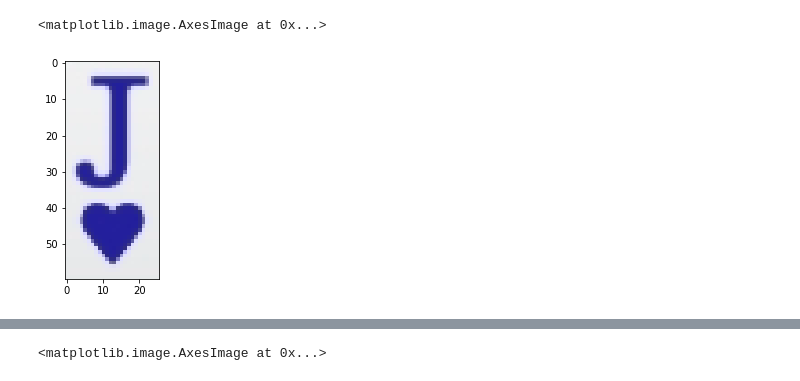
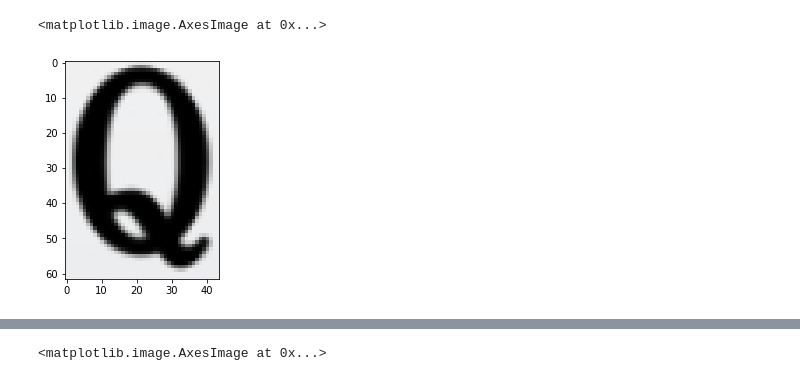
Before and after one commit to LuneZ99/aircv, a Jupyter notebook: test.ipynb, the cells around one changed output, grey strips where cells are left out. Saved outputs shown, nothing was run; the diff lists cells and outputs as text; code cells hidden in the pictures.

```diff
--- a/test.ipynb
+++ b/test.ipynb
@@ -6,4 +7,4 @@ import matplotlib.pyplot as plt
 # %%
 
-path = r'D://111/'
-pic1 = ac.imread(path+'1636345681120.JPEG')
+path = r'light/'
+pic1 = ac.imread(path+'1636509872540.JPEG')
@@ -17,6 +26,6 @@ plt.imshow(pic1)
 # %%
-picq = pic1[935:995, 217:243]
+picq = pic1[210:272, 406:450]
 plt.imshow(picq)
 # %% [output]
 <matplotlib.image.AxesImage at 0x...>
-[figure, old version]
+[figure, new version]
```
Also changed, not shown: parts of 10 cells of this notebook, 2 other files.
